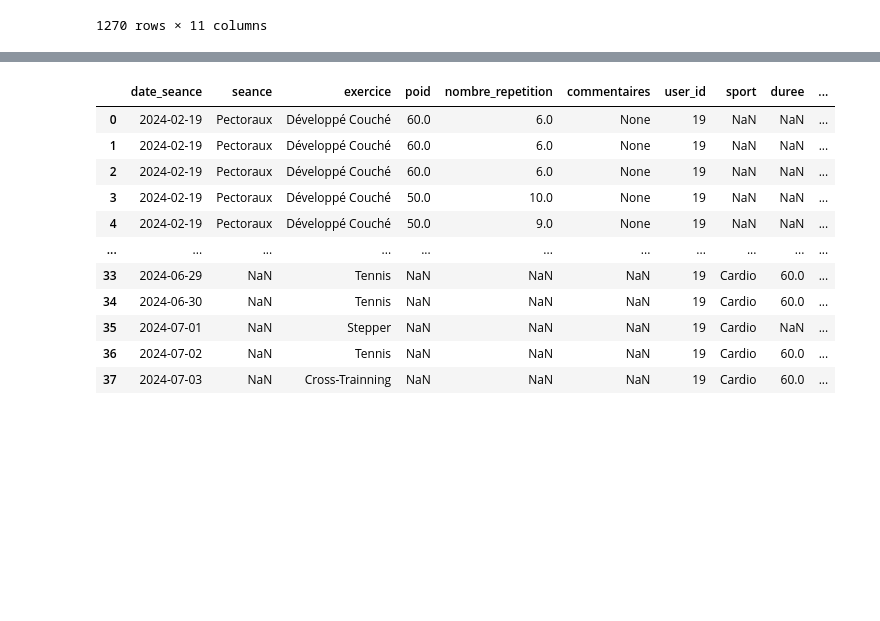
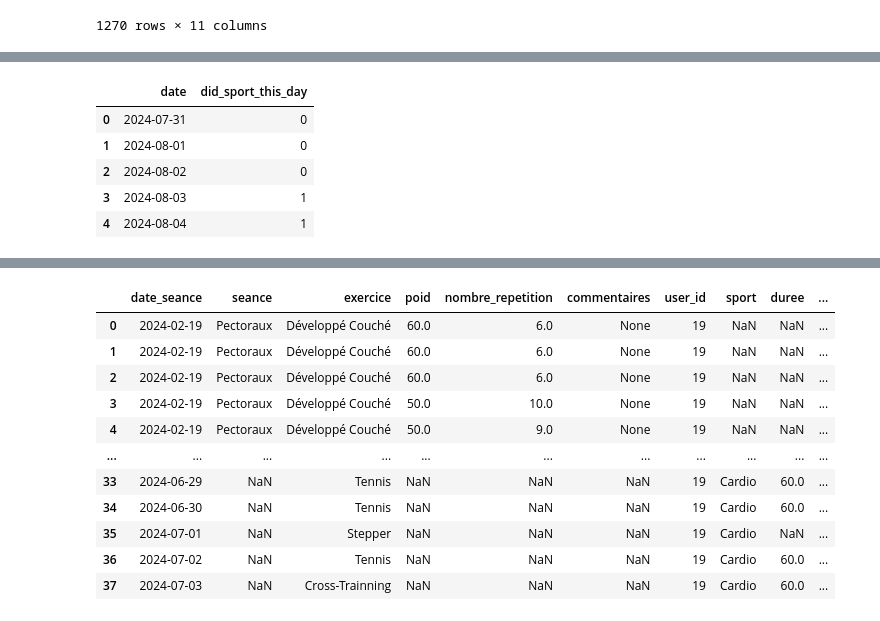
Before and after one commit to louismartindunord/SportMetrics, a Jupyter notebook: notebook/data_visualisation.ipynb, the cells around one changed output, grey strips where cells are left out. Drawn from its saved outputs; the diff is of its cells as text; code cells hidden in the pictures; blank space fills up the shorter version.

```diff
--- a/notebook/data_visualisation.ipynb
+++ b/notebook/data_visualisation.ipynb
@@ -181,0 +192,9 @@ print(df_timeseries.head())
+# %%
+df_timeseries.head()
+# %% [output]
+|  | date | did_sport_this_day |
+| 0 | 2024-07-31 | 0 |
+| 1 | 2024-08-01 | 0 |
+| 2 | 2024-08-02 | 0 |
+| 3 | 2024-08-03 | 1 |
+| 4 | 2024-08-04 | 1 |
```
Also changed, not shown: parts of 10 cells of this notebook, 4 other files.
